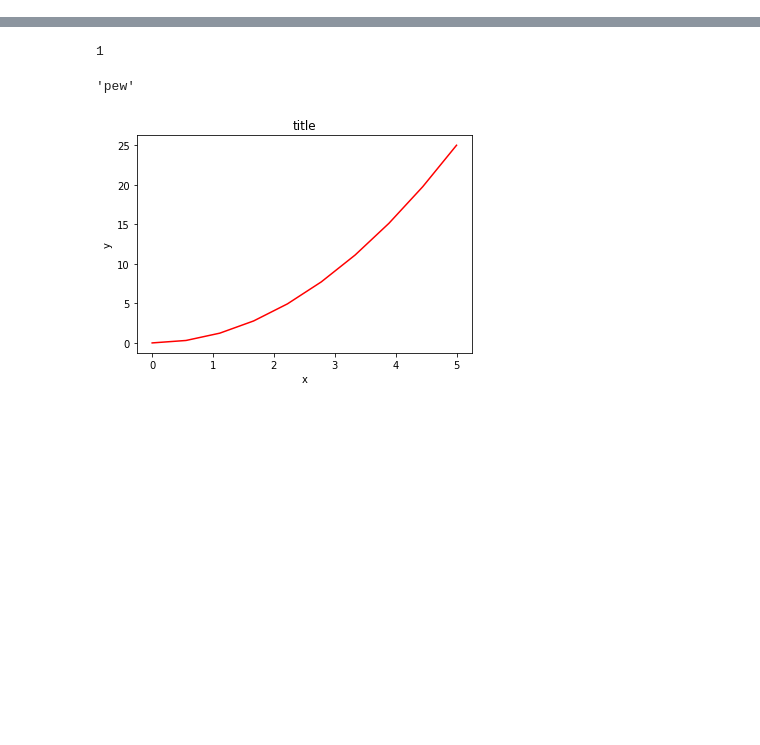
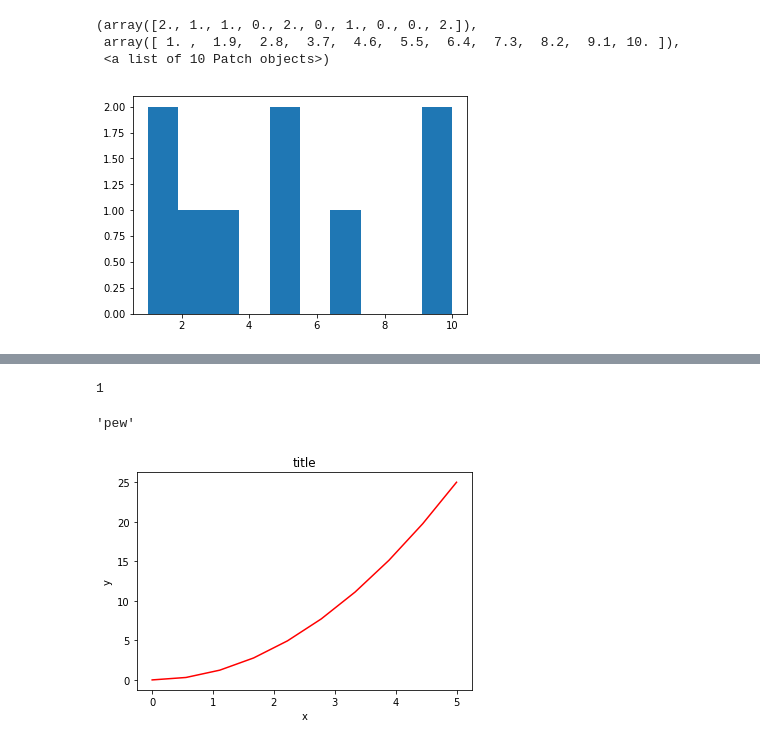
Before and after one commit to nik-davis/nik-davis.github.io, a Jupyter notebook: notebooks/test-jupyter.ipynb, the cells around one changed output, grey strips where cells are left out. Drawn from its saved outputs; the diff is of its cells as text; code cells hidden in the pictures; blank space fills up the shorter version.

```diff
--- a/notebooks/test-jupyter.ipynb
+++ b/notebooks/test-jupyter.ipynb
@@ -1,3 +19,14 @@
+# %%
+import matplotlib.pyplot as plt
+
+%matplotlib inline
+
+plt.hist([10,5,7,10,1,1,2,3,5])
+# %% [output]
+(array([2., 1., 1., 0., 2., 0., 1., 0., 0., 2.]),
+ array([ 1. ,  1.9,  2.8,  3.7,  4.6,  5.5,  6.4,  7.3,  8.2,  9.1, 10. ]),
+ <a list of 10 Patch objects>)
+[figure, added]
 # %% [markdown]
 # Header 1
 ## Header 2
```
Also changed, not shown: parts of 3 cells of this notebook, 13 other files.
